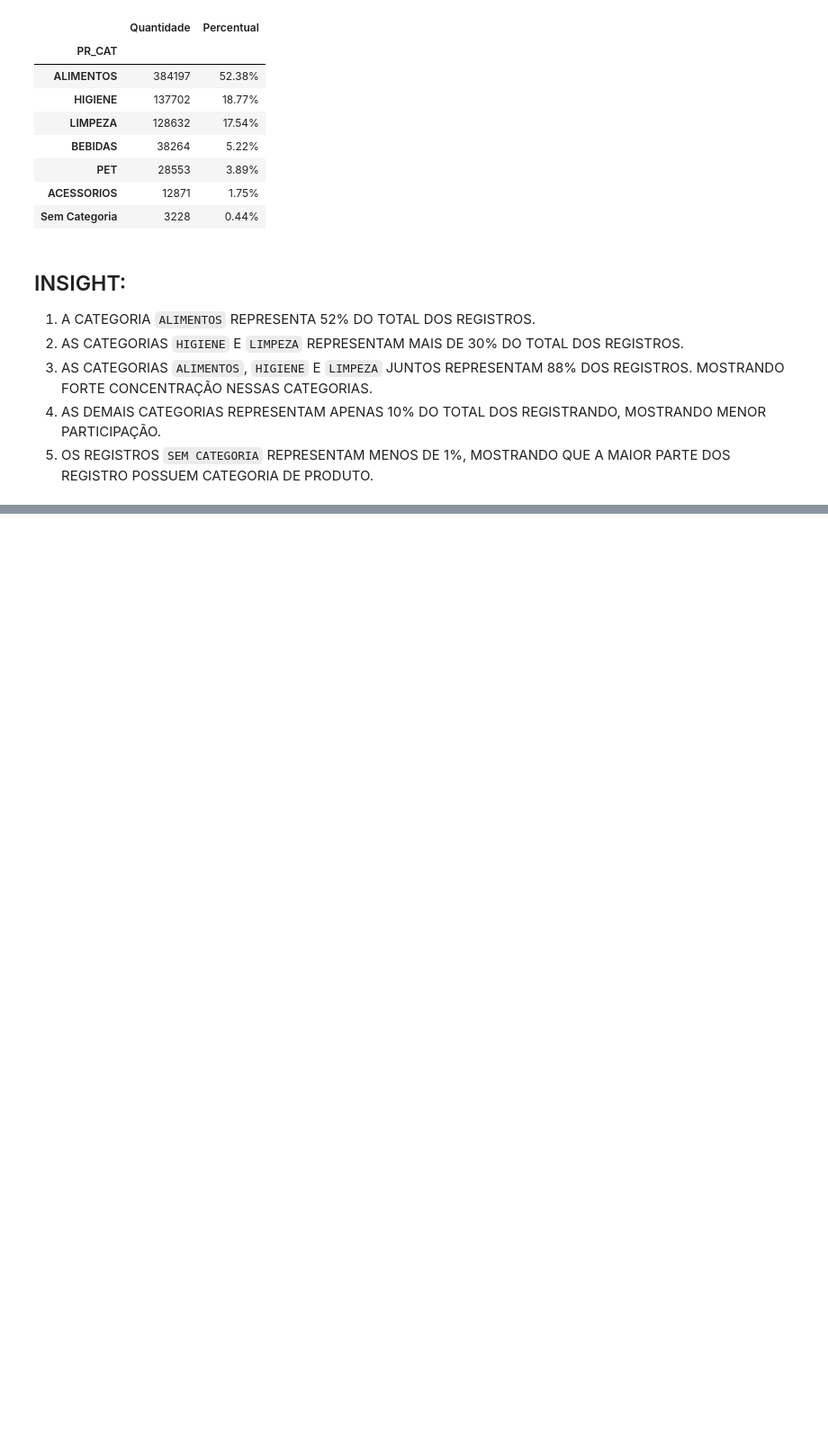
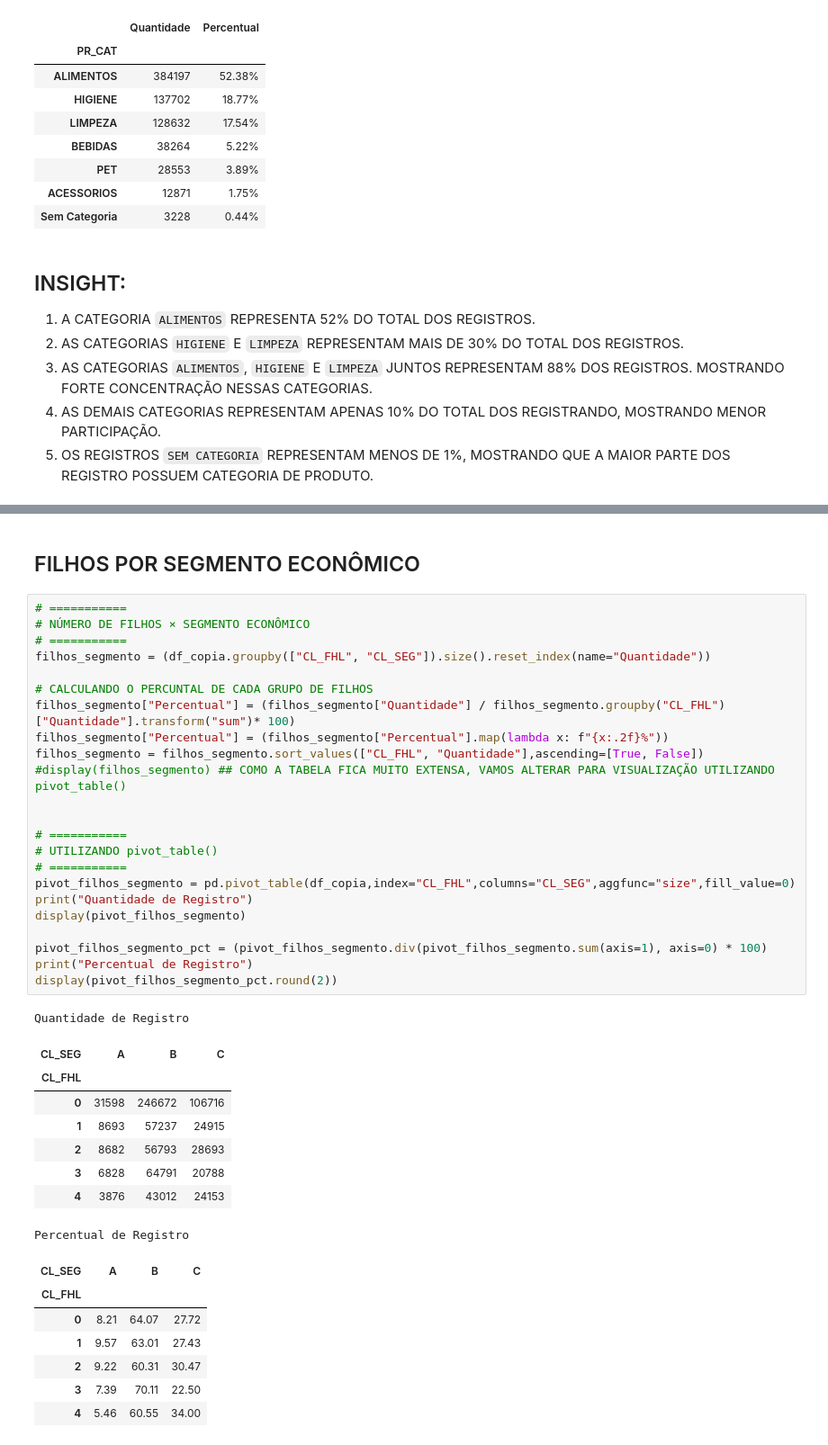
Before and after one commit to FelipeBusa/mini_projeto_turma05, a Jupyter notebook: Mini_Projeto_Felipe_Busarello.ipynb, the cells around one changed output, grey strips where cells are left out. Shown at 90% size. Cells and saved outputs as stored; diff of their text form; blank space fills up the shorter version.

```diff
--- a/Mini_Projeto_Felipe_Busarello.ipynb
+++ b/Mini_Projeto_Felipe_Busarello.ipynb
@@ -650,0 +697,42 @@ display(distribuicao_categoria)
+# %% [markdown]
+## FILHOS POR SEGMENTO ECONÔMICO
+# %%
+# ===========
+# NÚMERO DE FILHOS × SEGMENTO ECONÔMICO
+# ===========
+filhos_segmento = (df_copia.groupby(["CL_FHL", "CL_SEG"]).size().reset_index(name="Quantidade"))
+
+# CALCULANDO O PERCUNTAL DE CADA GRUPO DE FILHOS
+filhos_segmento["Percentual"] = (filhos_segmento["Quantidade"] / filhos_segmento.groupby("CL_FHL")["Quantidade"].transform("sum")* 100)
+filhos_segmento["Percentual"] = (filhos_segmento["Percentual"].map(lambda x: f"{x:.2f}%"))
+filhos_segmento = filhos_segmento.sort_values(["CL_FHL", "Quantidade"],ascending=[True, False])
+#display(filhos_segmento) ## COMO A TABELA FICA MUITO EXTENSA, VAMOS ALTERAR PARA VISUALIZAÇÃO UTILIZANDO pivot_table()
+
+
+# ===========
+# UTILIZANDO pivot_table()
+# ===========
+pivot_filhos_segmento = pd.pivot_table(df_copia,index="CL_FHL",columns="CL_SEG",aggfunc="size",fill_value=0)
+print("Quantidade de Registro")
+display(pivot_filhos_segmento)
+
+pivot_filhos_segmento_pct = (pivot_filhos_segmento.div(pivot_filhos_segmento.sum(axis=1), axis=0) * 100)
+print("Percentual de Registro")
+display(pivot_filhos_segmento_pct.round(2))
+# %% [output]
+Quantidade de Registro
+| CL_SEG | A | B | C |
+| CL_FHL |  |  |  |
+| 0 | 31598 | 246672 | 106716 |
+| 1 | 8693 | 57237 | 24915 |
+| 2 | 8682 | 56793 | 28693 |
+| 3 | 6828 | 64791 | 20788 |
+| 4 | 3876 | 43012 | 24153 |
+Percentual de Registro
+| CL_SEG | A | B | C |
+| CL_FHL |  |  |  |
+| 0 | 8.21 | 64.07 | 27.72 |
+| 1 | 9.57 | 63.01 | 27.43 |
+| 2 | 9.22 | 60.31 | 30.47 |
+| 3 | 7.39 | 70.11 | 22.50 |
+| 4 | 5.46 | 60.55 | 34.00 |
```
Also changed, not shown: parts of 7 cells of this notebook.
